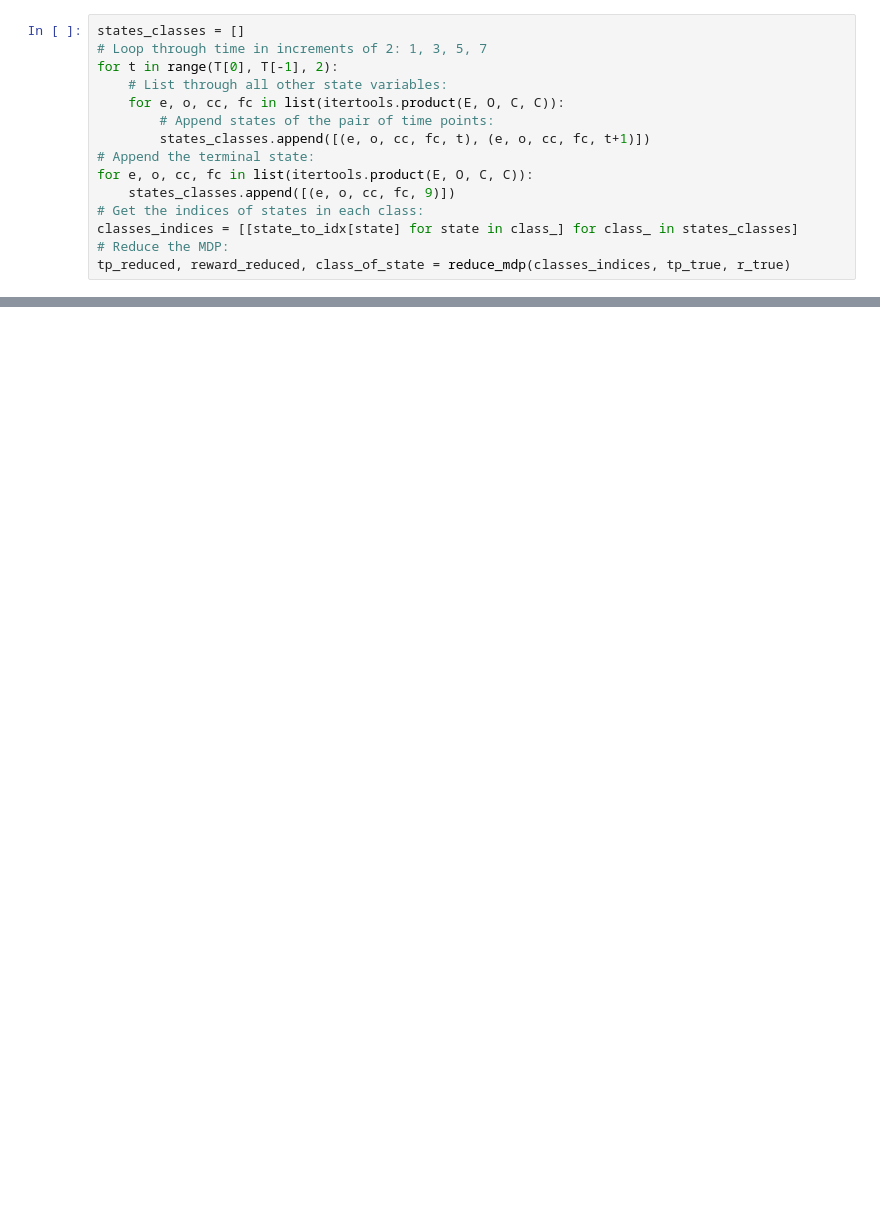
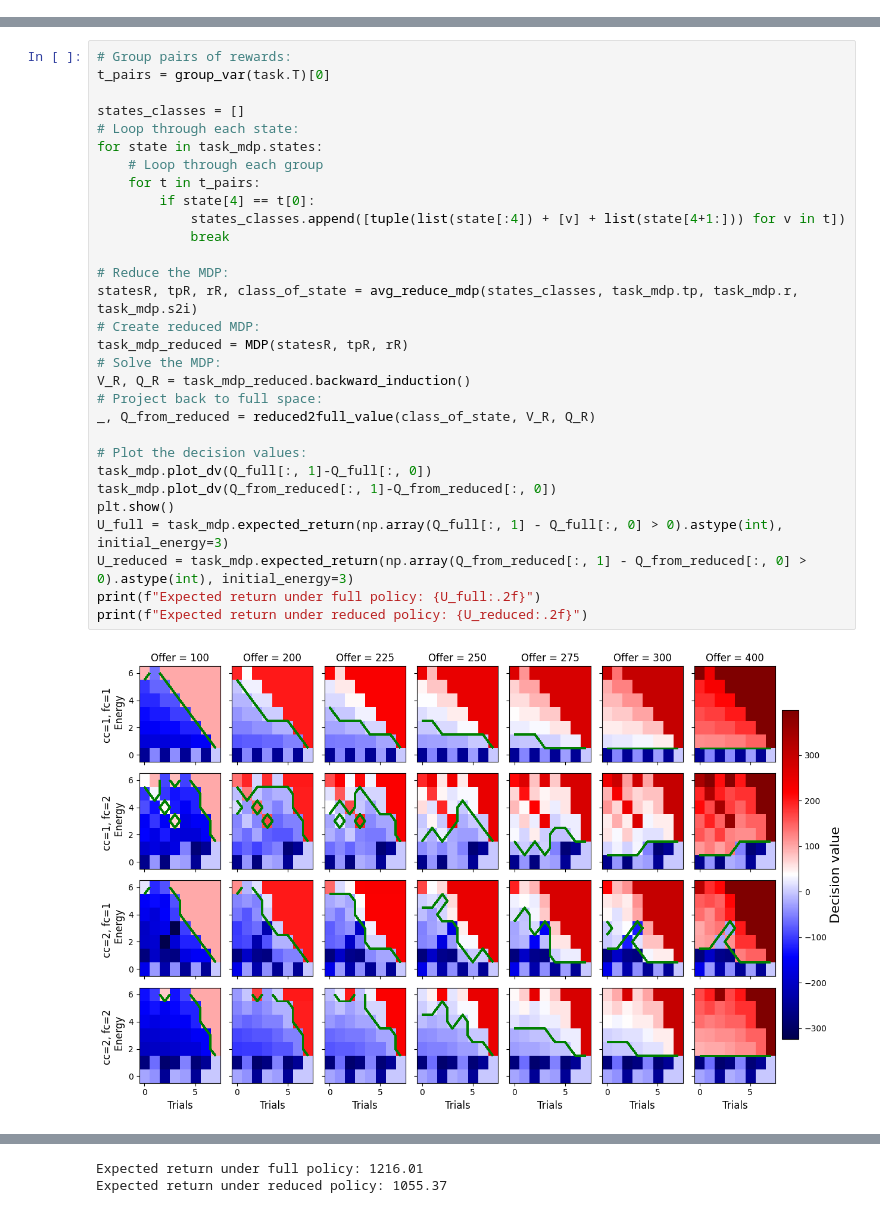
Before and after one commit to AlexLepauvre/state-abstraction, a Jupyter notebook: heuristic_state_abstraction.ipynb, the cells around one changed output, grey strips where cells are left out. Drawn from its saved outputs; the diff is of its cells as text; blank space fills up the shorter version.

```diff
--- a/heuristic_state_abstraction.ipynb
+++ b/heuristic_state_abstraction.ipynb
@@ -190,15 +0,0 @@ In the previous example, we manually figured out the modification required to th
-# %%
-states_classes = []
-# Loop through time in increments of 2: 1, 3, 5, 7
-for t in range(T[0], T[-1], 2):
-    # List through all other state variables:
-    for e, o, cc, fc in list(itertools.product(E, O, C, C)):
-        # Append states of the pair of time points:
-        states_classes.append([(e, o, cc, fc, t), (e, o, cc, fc, t+1)])
-# Append the terminal state:
-for e, o, cc, fc in list(itertools.product(E, O, C, C)):
-    states_classes.append([(e, o, cc, fc, 9)])
-# Get the indices of states in each class:
-classes_indices = [[state_to_idx[state] for state in class_] for class_ in states_classes]
-# Reduce the MDP:
-tp_reduced, reward_reduced, class_of_state = reduce_mdp(classes_indices, tp_true, r_true)
@@ -768,0 +127,32 @@ This graph represents the relative return (return / optimal return) of each abst
+# %%
+# Group pairs of rewards:
+t_pairs = group_var(task.T)[0]
+
+states_classes = []
+# Loop through each state:
+for state in task_mdp.states:
+    # Loop through each group
+    for t in t_pairs:
+        if state[4] == t[0]:
+            states_classes.append([tuple(list(state[:4]) + [v] + list(state[4+1:])) for v in t])
+            break
+
+# Reduce the MDP:
+statesR, tpR, rR, class_of_state = avg_reduce_mdp(states_classes, task_mdp.tp, task_mdp.r, task_mdp.s2i)
+# Create reduced MDP:
+task_mdp_reduced = MDP(statesR, tpR, rR)
+# Solve the MDP:
+V_R, Q_R = task_mdp_reduced.backward_induction()
+# Project back to full space:
+_, Q_from_reduced = reduced2full_value(class_of_state, V_R, Q_R)
+
+# Plot the decision values:
+task_mdp.plot_dv(Q_full[:, 1]-Q_full[:, 0])
+task_mdp.plot_dv(Q_from_reduced[:, 1]-Q_from_reduced[:, 0])
+plt.show()
+U_full = task_mdp.expected_return(np.array(Q_full[:, 1] - Q_full[:, 0] > 0).astype(int), initial_energy=3)
+U_reduced = task_mdp.expected_return(np.array(Q_from_reduced[:, 1] - Q_from_reduced[:, 0] > 0).astype(int), initial_energy=3)
+print(f"Expected return under full policy: {U_full:.2f}")
+print(f"Expected return under reduced policy: {U_reduced:.2f}")
+# %% [output]
+[figure, added]
@@ -768,0 +160,2 @@ This graph represents the relative return (return / optimal return) of each abst
+Expected return under full policy: 1216.01
+Expected return under reduced policy: 1055.37
```
Also changed, not shown: parts of 39 cells of this notebook.
